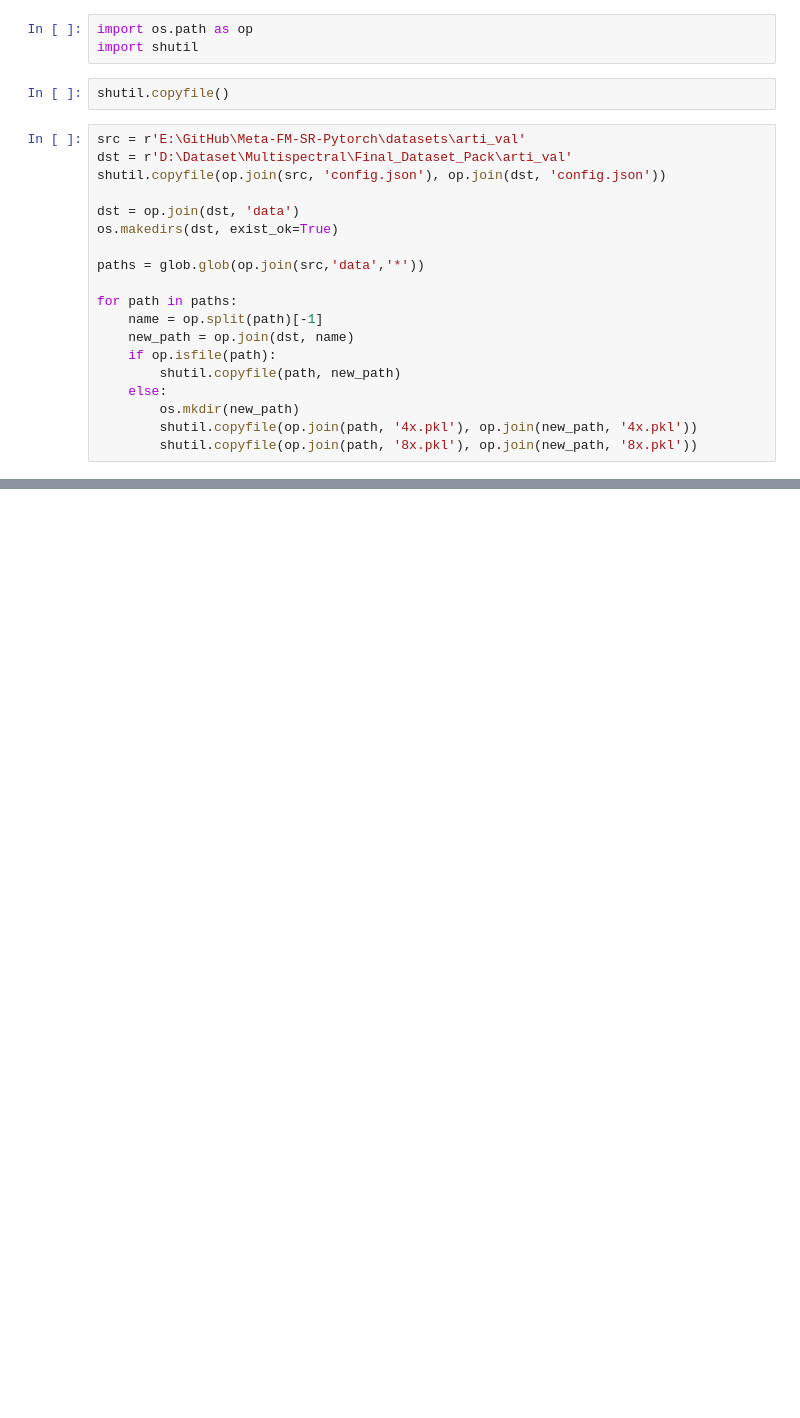
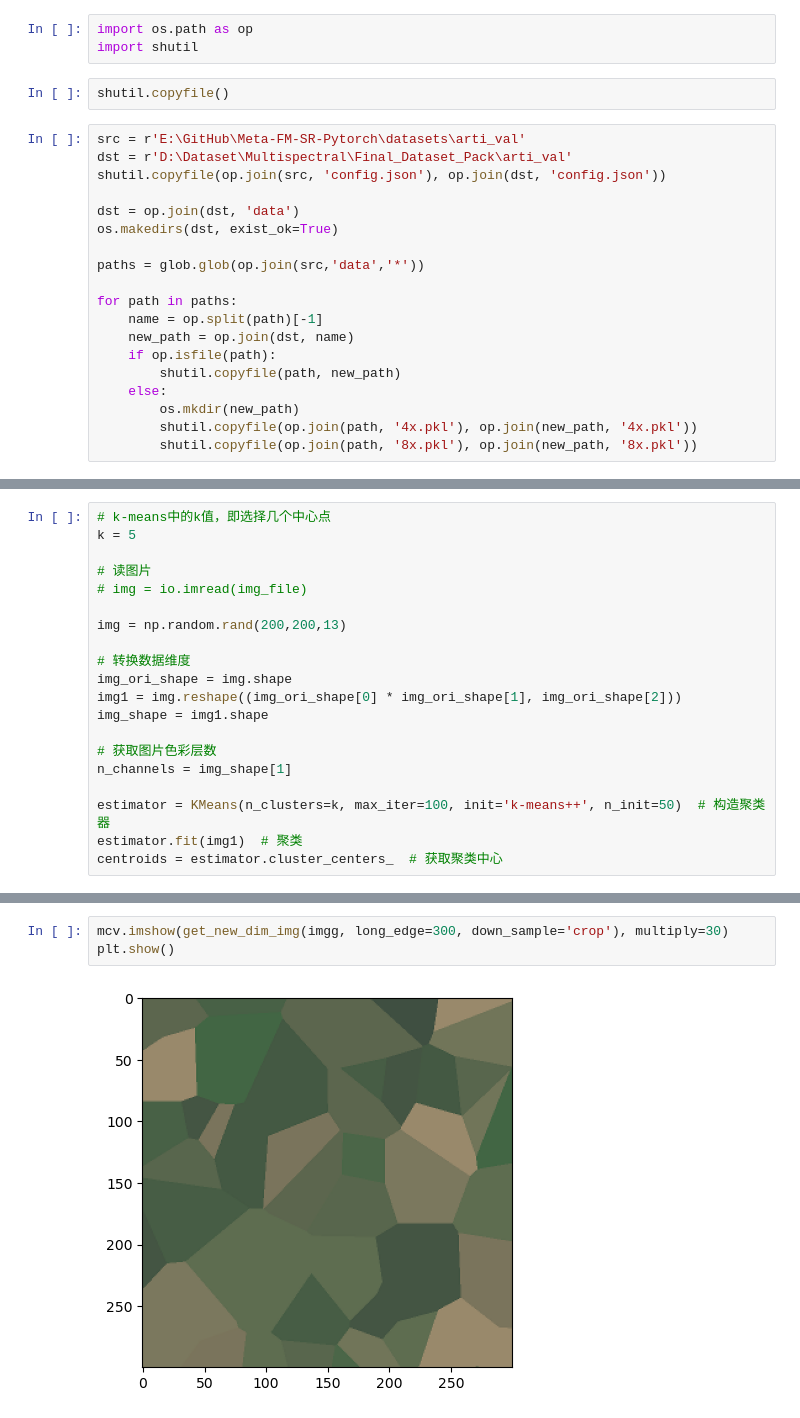
Before and after one commit to miracleyoo/voronoi-hsi-generation, a Jupyter notebook: scratch.ipynb, the cells around one changed output, grey strips where cells are left out. Saved outputs shown, nothing was run; the diff lists cells and outputs as text; blank space fills up the shorter version.

```diff
--- a/scratch.ipynb
+++ b/scratch.ipynb
@@ -161,0 +186,20 @@ for path in paths:
+# %%
+# k-means中的k值，即选择几个中心点
+k = 5
+
+# 读图片
+# img = io.imread(img_file)
+
+img = np.random.rand(200,200,13)
+
+# 转换数据维度
+img_ori_shape = img.shape
+img1 = img.reshape((img_ori_shape[0] * img_ori_shape[1], img_ori_shape[2]))
+img_shape = img1.shape
+
+# 获取图片色彩层数
+n_channels = img_shape[1]
+
+estimator = KMeans(n_clusters=k, max_iter=100, init='k-means++', n_init=50)  # 构造聚类器
+estimator.fit(img1)  # 聚类
+centroids = estimator.cluster_centers_  # 获取聚类中心
@@ -161,0 +375,5 @@ for path in paths:
+# %%
+mcv.imshow(get_new_dim_img(imgg, long_edge=300, down_sample='crop'), multiply=30)
+plt.show()
+# %% [output]
+[figure, added]
```
Also changed, not shown: parts of 17 cells of this notebook, 4 other files.
